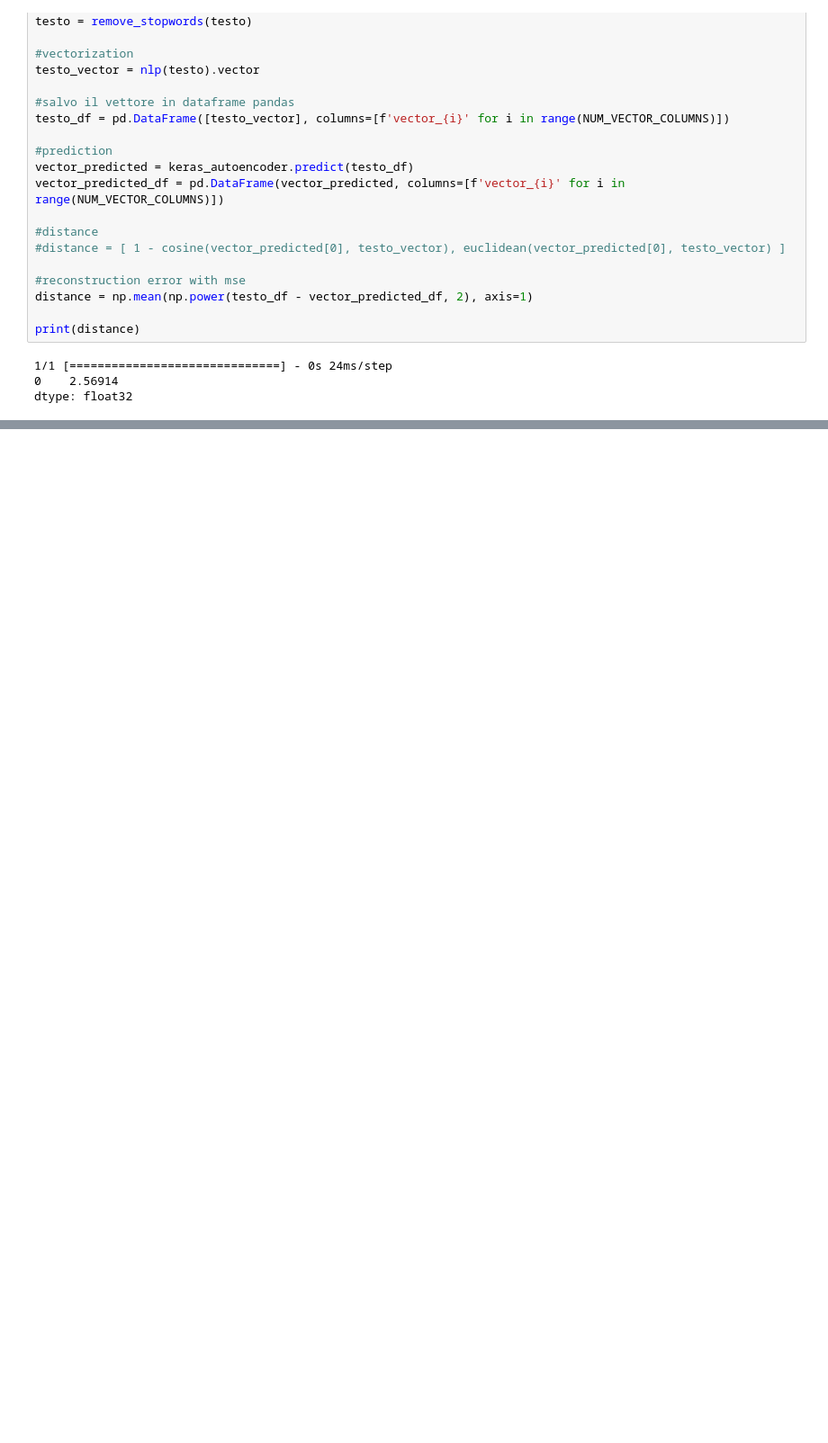
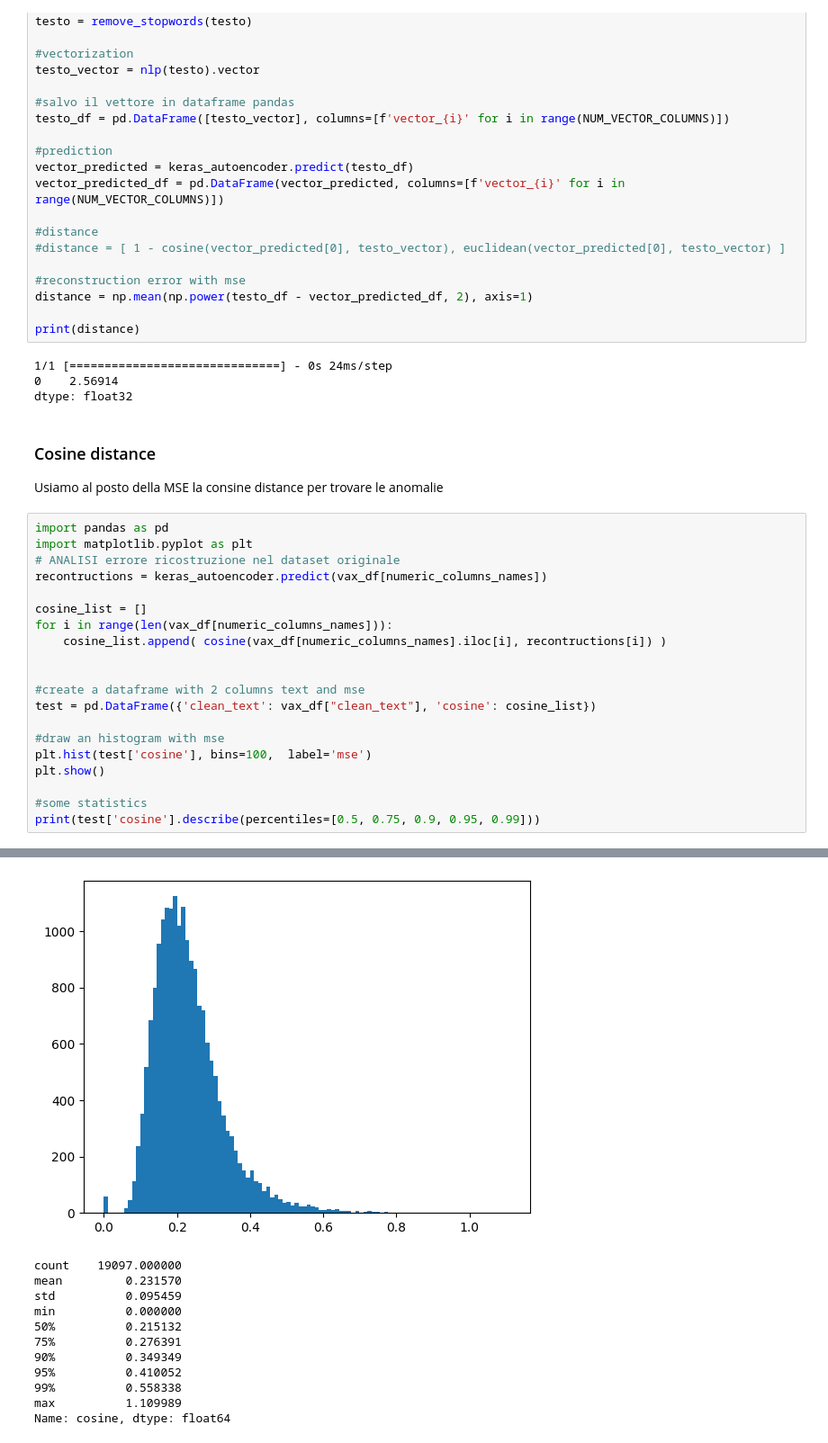
Before and after one commit to bovaristEliza/AE-GuANto, a Jupyter notebook: spacy-autoenc.ipynb, the cells around one changed output, grey strips where cells are left out. Shown at 90% size. Drawn from its saved outputs; the diff is of its cells as text; blank space fills up the shorter version.

Commit message:
aggiunta cosine similarity

```diff
--- a/spacy-autoenc.ipynb
+++ b/spacy-autoenc.ipynb
@@ -648,3 +648,28 @@ print(distance)
 1/1 [==============================] - 0s 24ms/step
 0    2.56914
 dtype: float32
+# %% [markdown]
+### Cosine distance
+
+Usiamo al posto della MSE la consine distance per trovare le anomalie
+# %%
+import pandas as pd
+import matplotlib.pyplot as plt
+# ANALISI errore ricostruzione nel dataset originale
+recontructions = keras_autoencoder.predict(vax_df[numeric_columns_names])
+
+cosine_list = []
+for i in range(len(vax_df[numeric_columns_names])):
+    cosine_list.append( cosine(vax_df[numeric_columns_names].iloc[i], recontructions[i]) )
+
+
+#create a dataframe with 2 columns text and mse
+test = pd.DataFrame({'clean_text': vax_df["clean_text"], 'cosine': cosine_list})
+
+#draw an histogram with mse
+plt.hist(test['cosine'], bins=100,  label='mse')
+plt.show()
+
+#some statistics
+print(test['cosine'].describe(percentiles=[0.5, 0.75, 0.9, 0.95, 0.99]))
+# %% [output]
@@ -650,0 +677,12 @@ dtype: float32
+[figure, added]
+count    19097.000000
+mean         0.231570
+std          0.095459
+min          0.000000
+50%          0.215132
+75%          0.276391
+90%          0.349349
+95%          0.410052
+99%          0.558338
+max          1.109989
+Name: cosine, dtype: float64
```
Also changed, not shown: parts of 3 cells of this notebook.
